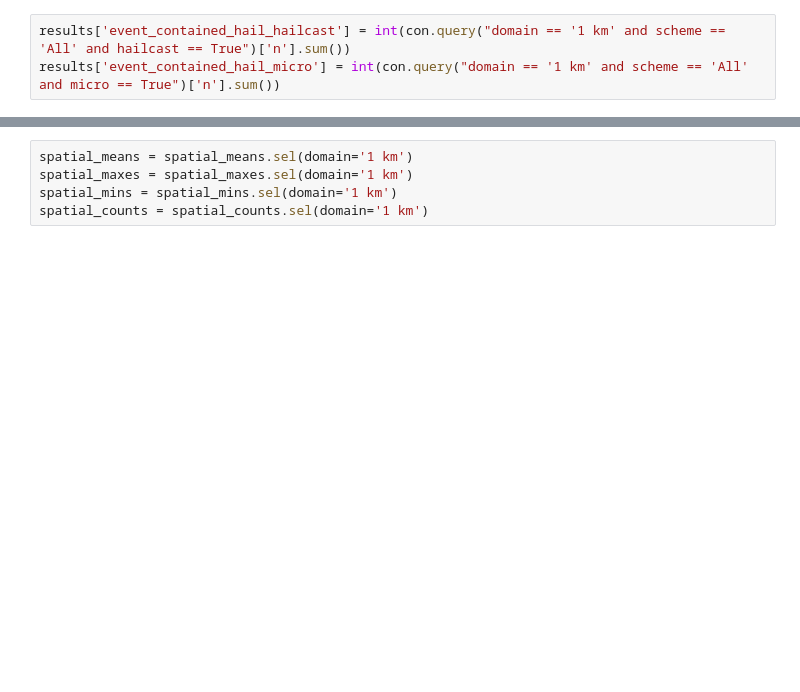
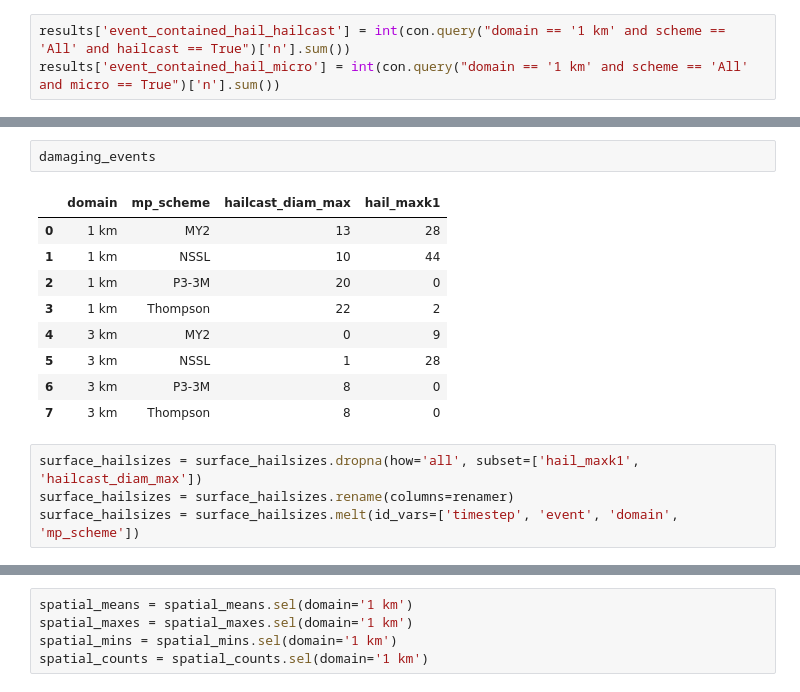
Before and after one commit to traupach/aus_tropics_hail, a Jupyter notebook: analysis/aus_tropics_hail.ipynb, the cells around one changed output, grey strips where cells are left out. Drawn from its saved outputs; the diff is of its cells as text; blank space fills up the shorter version.

```diff
--- a/analysis/aus_tropics_hail.ipynb
+++ b/analysis/aus_tropics_hail.ipynb
@@ -306,0 +351,16 @@ results['event_contained_hail_micro'] = int(con.query("domain == '1 km' and sche
+# %%
+damaging_events
+# %% [output]
+|  | domain | mp_scheme | hailcast_diam_max | hail_maxk1 |
+| 0 | 1 km | MY2 | 13 | 28 |
+| 1 | 1 km | NSSL | 10 | 44 |
+| 2 | 1 km | P3-3M | 20 | 0 |
+| 3 | 1 km | Thompson | 22 | 2 |
+| 4 | 3 km | MY2 | 0 | 9 |
+| 5 | 3 km | NSSL | 1 | 28 |
+| 6 | 3 km | P3-3M | 8 | 0 |
+| 7 | 3 km | Thompson | 8 | 0 |
+# %%
+surface_hailsizes = surface_hailsizes.dropna(how='all', subset=['hail_maxk1', 'hailcast_diam_max'])
+surface_hailsizes = surface_hailsizes.rename(columns=renamer)
+surface_hailsizes = surface_hailsizes.melt(id_vars=['timestep', 'event', 'domain', 'mp_scheme'])
```
Also changed, not shown: parts of 11 cells of this notebook, 3 other files.
